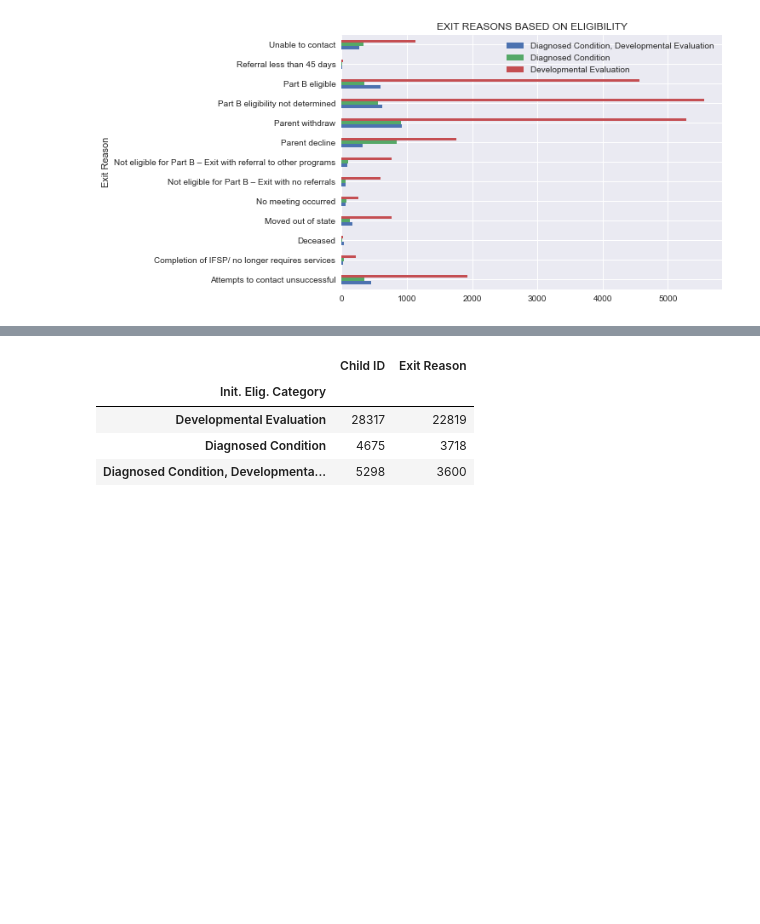
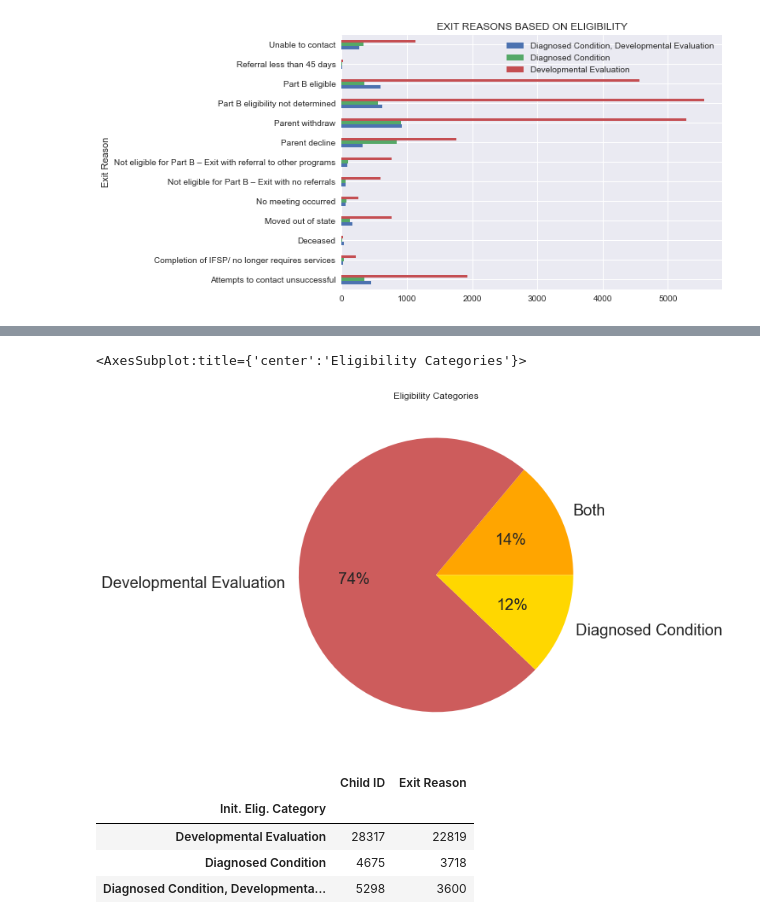
Before and after one commit to NSS-Data-Analytics-Cohort-7/didd-kha-keys-shorts, a Jupyter notebook: Notebooks/rw_partner_project_draft2.ipynb, the cells around one changed output, grey strips where cells are left out. Saved outputs shown, nothing was run; the diff lists cells and outputs as text; code cells hidden in the pictures; blank space fills up the shorter version.

```diff
--- a/Notebooks/rw_partner_project_draft2.ipynb
+++ b/Notebooks/rw_partner_project_draft2.ipynb
@@ -296,0 +329,3 @@ renamed_df
+# %%
+renamed_df_three = timeline_df_redo.replace(to_replace=['Diagnosed Condition, Developmental Evaluation'], value='Both')
+renamed_df_three
@@ -309,3 +472,15 @@ plt.style.use('seaborn')
+# %%
+renamed_df_three.groupby(['Init. Elig. Category']).sum().plot(kind='pie', y='Child ID', ylabel='',autopct='%1.0f%%', legend=False,colors = ['orange', 'indianred', 'gold'],
+                                title='Eligibility Categories', figsize=(8,8), fontsize=20)
+
+# colors gold, orange, indian red
+
+# plt.legend(fontsize=20)
+
+# plt.legend(loc='upper right', bbox_to_anchor=(1,1))
+# %% [output]
+<AxesSubplot:title={'center':'Eligibility Categories'}>
+[figure, added]
 # %%
 plt.style.use('seaborn')
 # %%
```
Also changed, not shown: parts of 19 cells of this notebook.
